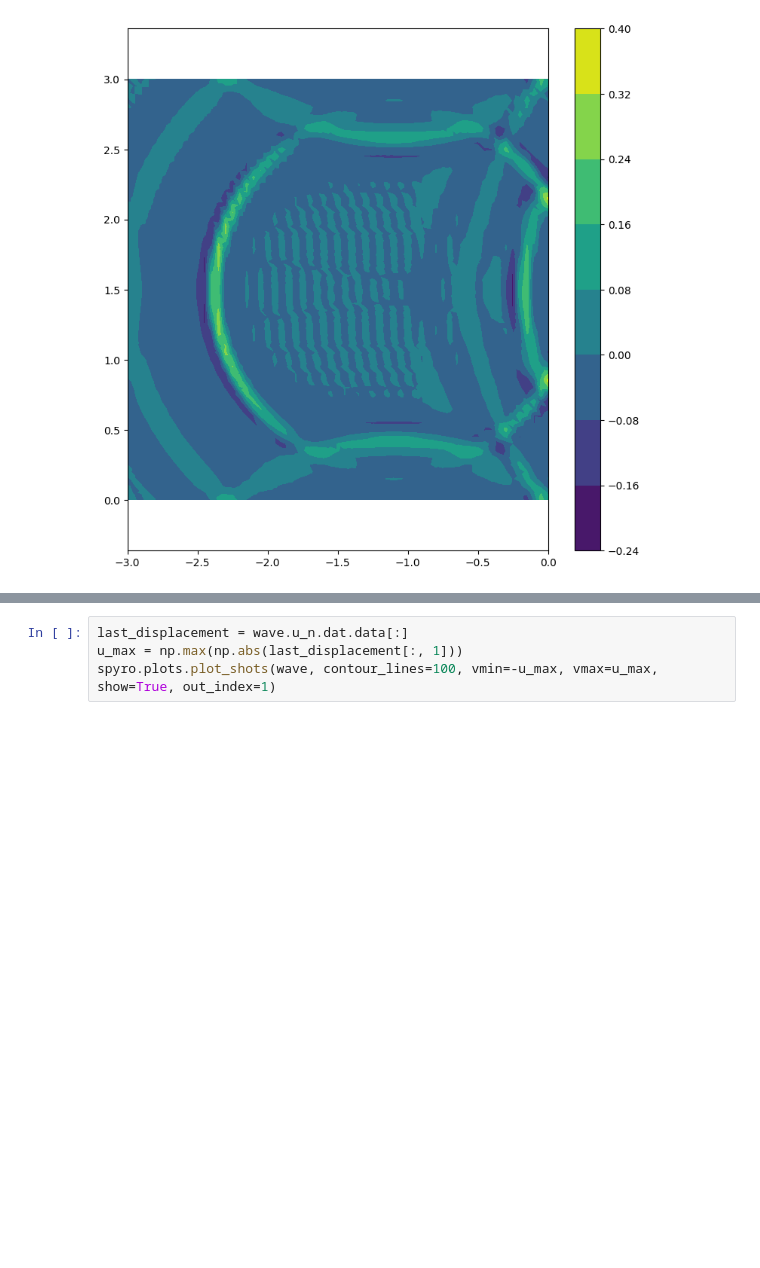
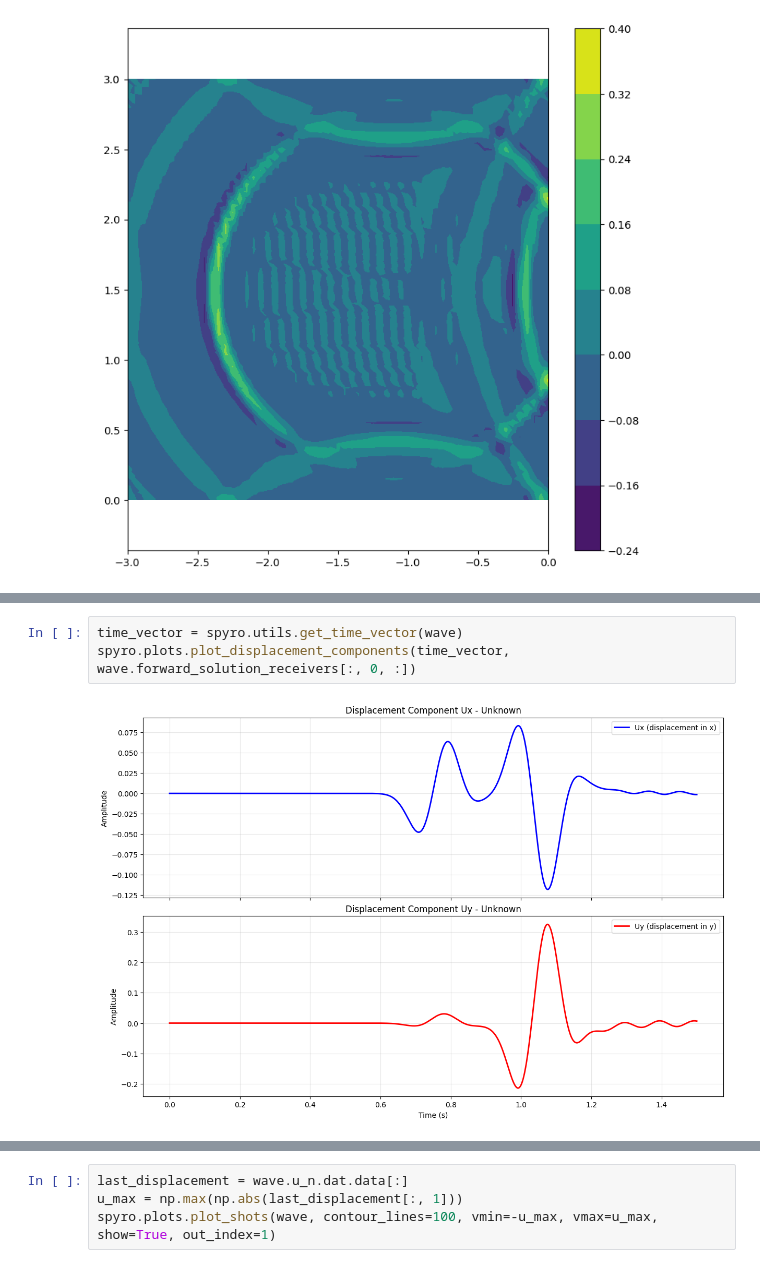
Before and after one commit to NDF-Poli-USP/spyro, a Jupyter notebook: notebook_tutorials/elastic_plots.ipynb, the cells around one changed output, grey strips where cells are left out. Drawn from its saved outputs; the diff is of its cells as text; blank space fills up the shorter version.

```diff
--- a/notebook_tutorials/elastic_plots.ipynb
+++ b/notebook_tutorials/elastic_plots.ipynb
@@ -151,0 +158,5 @@ spyro.io.export_scalar_field(wave.u_n.sub(0), resolution, "last_wavefield.png",
+# %%
+time_vector = spyro.utils.get_time_vector(wave)
+spyro.plots.plot_displacement_components(time_vector, wave.forward_solution_receivers[:, 0, :])
+# %% [output]
+[figure, added]
```
Also changed, not shown: parts of 8 cells of this notebook, 2 other files.
